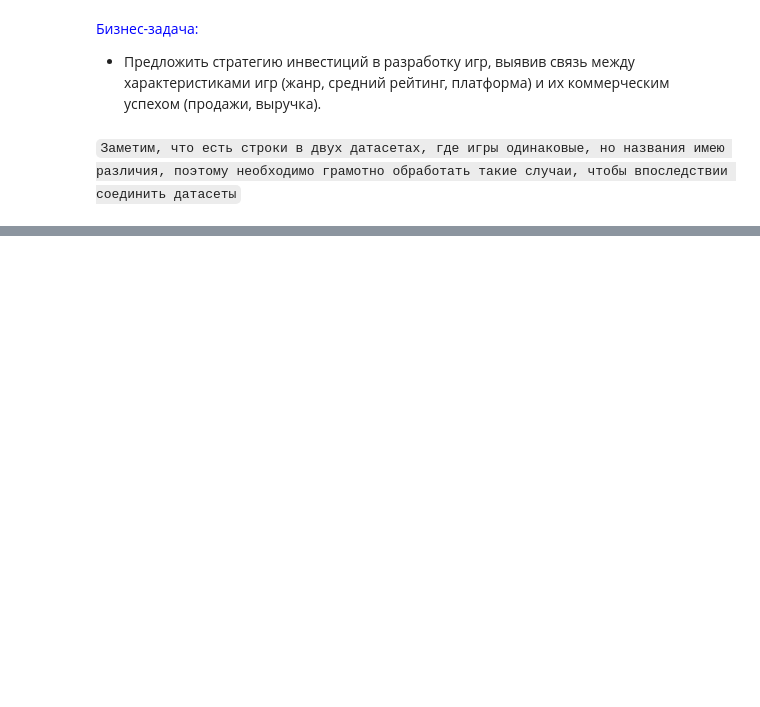
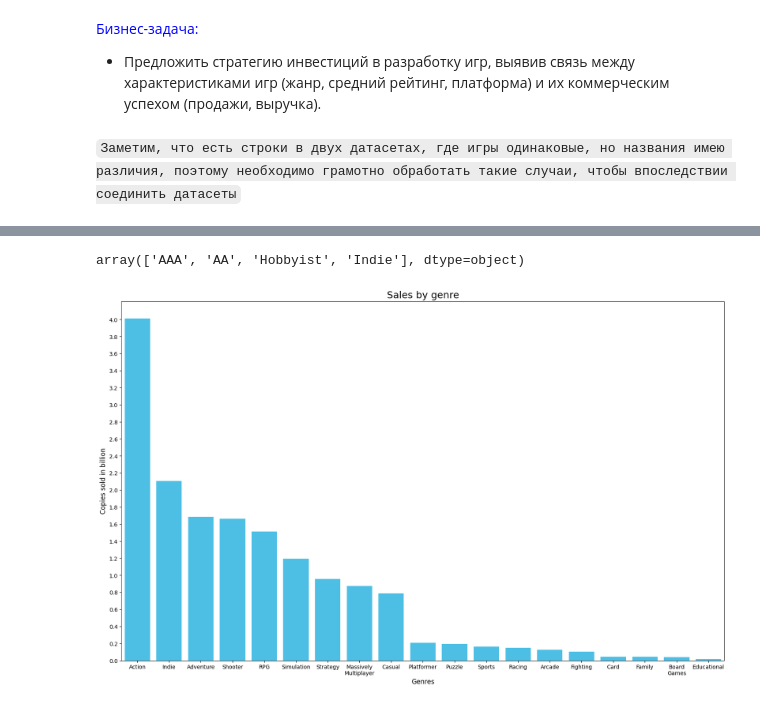
Before and after one commit to dengidredengi/DE-Scraping-API, a Jupyter notebook: eda.ipynb, the cells around one changed output, grey strips where cells are left out. Cells and saved outputs as stored; diff of their text form; code cells hidden in the pictures; blank space fills up the shorter version.

Commit message:
add one-hot encoding, graphs

```diff
--- a/eda.ipynb
+++ b/eda.ipynb
@@ -112,0 +136,3 @@ cleaned
+# %%
+one_hotted_genres = cleaned['genres'].str.get_dummies(sep=', ') # Применяем one-hot encoding для сепарирования жанров
+one_hotted_genres.columns
@@ -112,0 +145,3 @@ cleaned
+# %%
+cleaned = pd.concat([cleaned, one_hotted_genres, one_hotted_platforms], axis=1)
+cleaned
@@ -112,0 +162,3 @@ cleaned
+# %%
+cleaned['platforms_count'] = cleaned.loc[:, '3DO':'macOS'].sum(axis=1)
+cleaned
@@ -112,0 +179,10 @@ cleaned
+# %%
+main = ['name', 'copiesSold', 'price', 'revenue', 'reviewScore', 'publisherClass', 'developers', 'firstReleaseDate', 'rating', 'age_rating', 'platforms_count']
+genres = ['Action', 'Adventure', 'Arcade', 'Board Games', 'Card', 'Casual', 'Educational', 'Family', 'Fighting', 'Indie', 'Massively Multiplayer', 'Platformer', 'Puzzle', 'RPG', 'Racing', 'Shooter', 'Simulation', 'Sports', 'Strategy']
+prefers_platforms = ['PC', 'Android', 'iOS', 'macOS', 'Nintendo Switch', 'PlayStation 4', 'PlayStation 5', 'Xbox One', 'Xbox Series S/X'] # Берем только игры, выпущенные на самых популярных платформах
+
+main_df = cleaned[main + genres + prefers_platforms].copy() # Выделяем необходимые нам признаки
+
+main_df['firstReleaseDate'] = pd.to_datetime(main_df['firstReleaseDate']).dt.date # изменяем тип признака в формат времени
+
+main_df
@@ -112,0 +203,25 @@ cleaned
+# %%
+classes = main_df['publisherClass'].unique()
+classes
+# %% [output]
+array(['AAA', 'AA', 'Hobbyist', 'Indie'], dtype=object)
+# %%
+data = []
+for genre in genres:
+    copiesSold = main_df[main_df[genre] == 1]['copiesSold'].sum()
+    data.append({'Genre' : genre, 'copiesSold' : copiesSold})
+
+genres_with_the_highest_sales = pd.DataFrame(data)
+genres_with_the_highest_sales['copiesSold'] = genres_with_the_highest_sales['copiesSold'] / 1000000000
+genres_with_the_highest_sales = genres_with_the_highest_sales.sort_values(by='copiesSold', ascending=False)
+genres_with_the_highest_sales['Genre'] = genres_with_the_highest_sales['Genre'].str.replace(' ', '\n')
+
+plt.figure(figsize=(20, 12))
+sns.barplot(data=genres_with_the_highest_sales, x='Genre', y='copiesSold', color='#00BFFF', alpha=0.8)
+plt.title('Sales by genre', fontsize=18)
+plt.xlabel('Genres', fontsize=12)
+plt.ylabel('Copies sold in billion', fontsize=12)
+plt.yticks(np.arange(0, 4.1, 0.2))
+plt.show()
+# %% [output]
+[figure, added]
```
Also changed, not shown: parts of 13 cells of this notebook, 1 other file.
